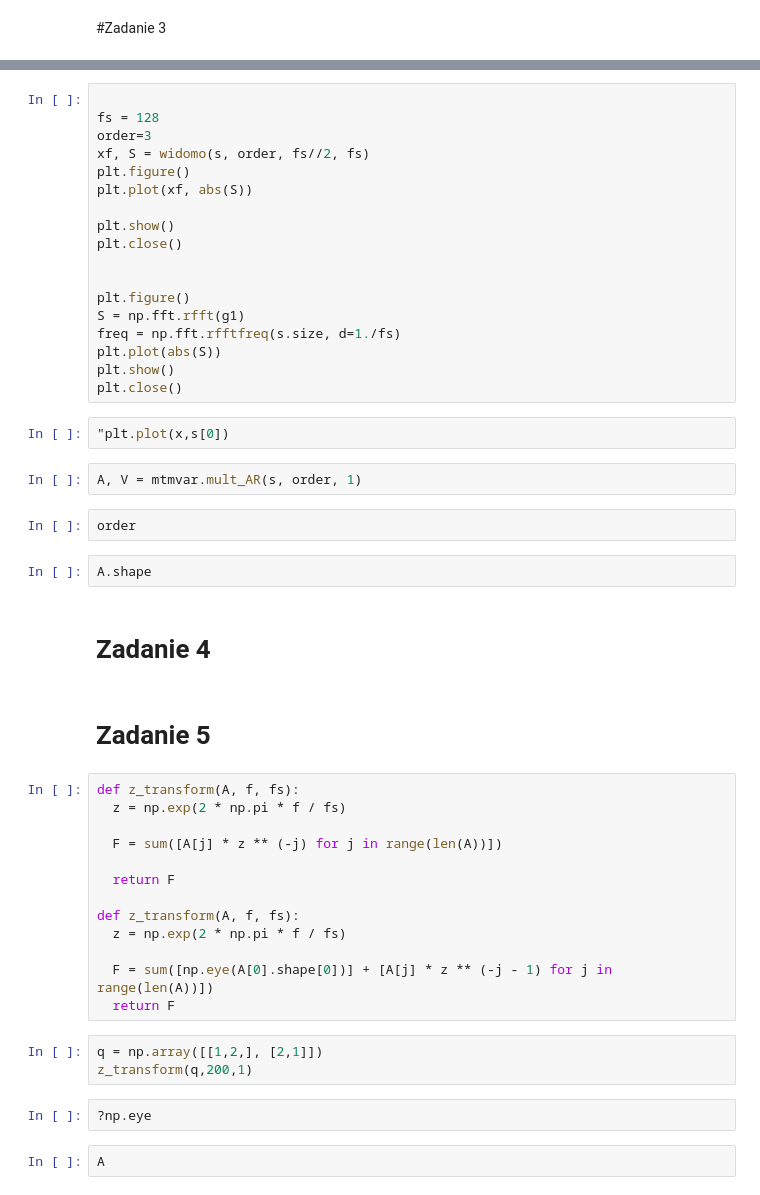
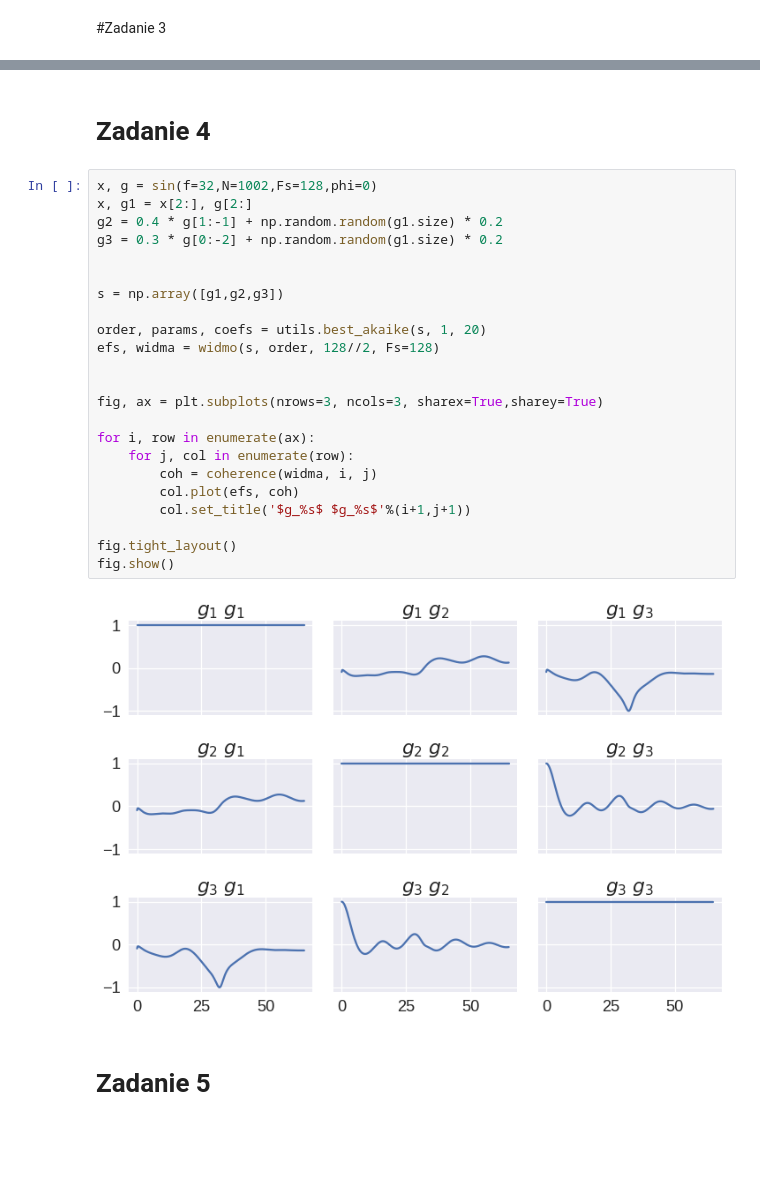
Before and after one commit to PPierzc/PracowniaEEG, a Jupyter notebook: Widmowa_analiza_parametryczna.ipynb, the cells around one changed output, grey strips where cells are left out. Saved outputs shown, nothing was run; the diff lists cells and outputs as text; blank space fills up the shorter version.

```diff
--- a/Widmowa_analiza_parametryczna.ipynb
+++ b/Widmowa_analiza_parametryczna.ipynb
@@ -303,50 +190,29 @@ plt.show()
-# %%
-
-fs = 128
-order=3
-xf, S = widomo(s, order, fs//2, fs)
-plt.figure()
-plt.plot(xf, abs(S))
-
-plt.show()
-plt.close()
-
-
-plt.figure()
-S = np.fft.rfft(g1)
-freq = np.fft.rfftfreq(s.size, d=1./fs)
-plt.plot(abs(S))
-plt.show()
-plt.close()
-# %%
-"plt.plot(x,s[0])
-# %%
-A, V = mtmvar.mult_AR(s, order, 1)
-# %%
-order
-# %%
-A.shape
 # %% [markdown]
 # Zadanie 4
+# %%
+x, g = sin(f=32,N=1002,Fs=128,phi=0)
+x, g1 = x[2:], g[2:]
+g2 = 0.4 * g[1:-1] + np.random.random(g1.size) * 0.2
+g3 = 0.3 * g[0:-2] + np.random.random(g1.size) * 0.2
+
+
+s = np.array([g1,g2,g3])
+
+order, params, coefs = utils.best_akaike(s, 1, 20)
+efs, widma = widmo(s, order, 128//2, Fs=128)
+
+
+fig, ax = plt.subplots(nrows=3, ncols=3, sharex=True,sharey=True)
+
+for i, row in enumerate(ax):
+    for j, col in enumerate(row):
+        coh = coherence(widma, i, j)
+        col.plot(efs, coh)
+        col.set_title('$g_%s$ $g_%s$'%(i+1,j+1))
+
+fig.tight_layout()
+fig.show()
+# %% [output]
+[figure, added]
 # %% [markdown]
 # Zadanie 5
-# %%
-def z_transform(A, f, fs):
-  z = np.exp(2 * np.pi * f / fs)
-
-  F = sum([A[j] * z ** (-j) for j in range(len(A))])
-
-  return F
-
-def z_transform(A, f, fs):
-  z = np.exp(2 * np.pi * f / fs)
-
-  F = sum([np.eye(A[0].shape[0])] + [A[j] * z ** (-j - 1) for j in range(len(A))])
-  return F
-# %%
-q = np.array([[1,2,], [2,1]])
-z_transform(q,200,1)
-# %%
-?np.eye
-# %%
-A
```
Also changed, not shown: parts of 22 cells of this notebook.
